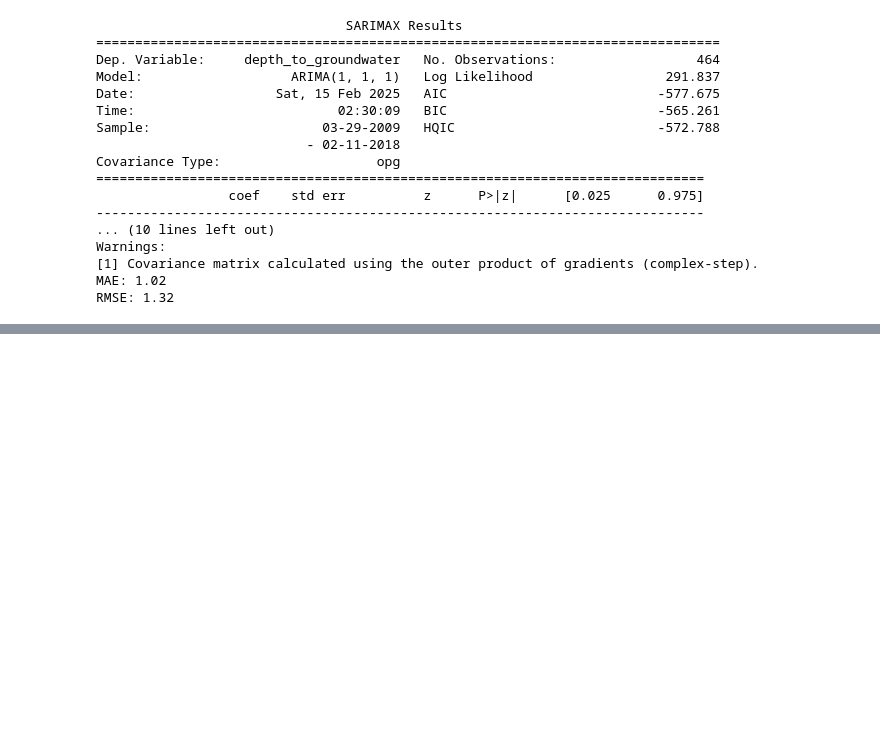
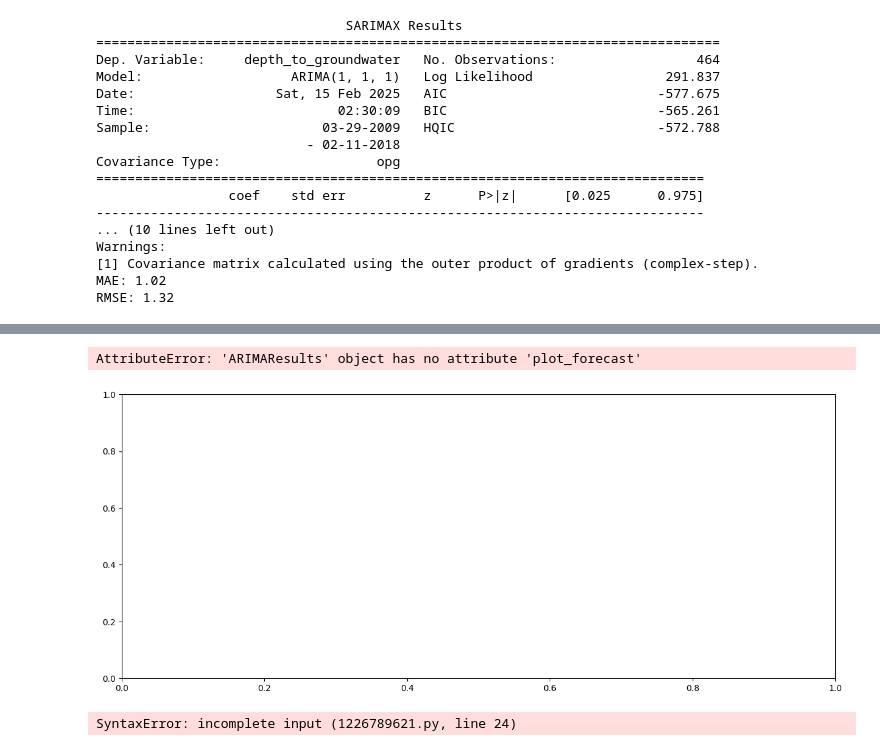
Before and after one commit to rober12345/time-series-project-tutorial, a Jupyter notebook: solutionRobUgalde.ipynb, the cells around one changed output, grey strips where cells are left out. Saved outputs shown, nothing was run; the diff lists cells and outputs as text; code cells hidden in the pictures; blank space fills up the shorter version.

```diff
--- a/solutionRobUgalde.ipynb
+++ b/solutionRobUgalde.ipynb
@@ -1343,0 +1361,47 @@ RMSE: 1.32
+# %%
+import matplotlib.pyplot as plt
+import seaborn as sns
+
+# ✅ Create the figure
+f, ax = plt.subplots(figsize=(15, 6))
+
+# ✅ Use plot_forecast() instead of plot_predict()
+model_fit.plot_forecast(steps=599, ax=ax)  # Forecast for 599 future steps
+
+# ✅ Add the actual ground truth line
+sns.lineplot(x=x_valid.index, y=y_valid['y'], ax=ax, color='orange', label='Ground Truth')
+
+# ✅ Set title
+ax.set_title(f'Prediction \n MAE: {score_mae:.2f}, RMSE: {score_rmse:.2f}', fontsize=14)
+
+plt.show()
+# %% [output]
+AttributeError: 'ARIMAResults' object has no attribute 'plot_forecast'
+[figure, added]
+# %%
+import matplotlib.pyplot as plt
+import seaborn as sns
+
+# ✅ Set number of future steps
+forecast_steps = len(y_test)
+
+# ✅ Generate forecast
+forecast = model_fit.get_forecast(steps=forecast_steps)
+forecast_index = y_test.index  # Ensure forecast aligns with actual values
+forecast_mean = forecast.predicted_mean  # Extract forecasted values
+conf_int = forecast.conf_int()  # Get confidence intervals
+
+# ✅ Create the figure
+f, ax = plt.subplots(figsize=(15, 6))
+
+# ✅ Plot historical data
+sns.lineplot(x=y_train.index, y=y_train, ax=ax, color='blue', label='Train Data')
+sns.lineplot(x=y_test.index, y=y_test, ax=ax, color='orange', label='Actual')
+
+# ✅ Plot forecast
+sns.lineplot(x=forecast_index, y=forecast_mean, ax=ax, color='green', label='Forecast')
+
+# ✅ Plot confidence intervals
+ax.fill_between(forecast_index, conf_int.iloc[:, 0], conf_int.iloc[:, 1], color='gray', alpha=
+# %% [output]
+SyntaxError: incomplete input (1226789621.py, line 24)
```
Also changed, not shown: parts of 2 cells of this notebook.
